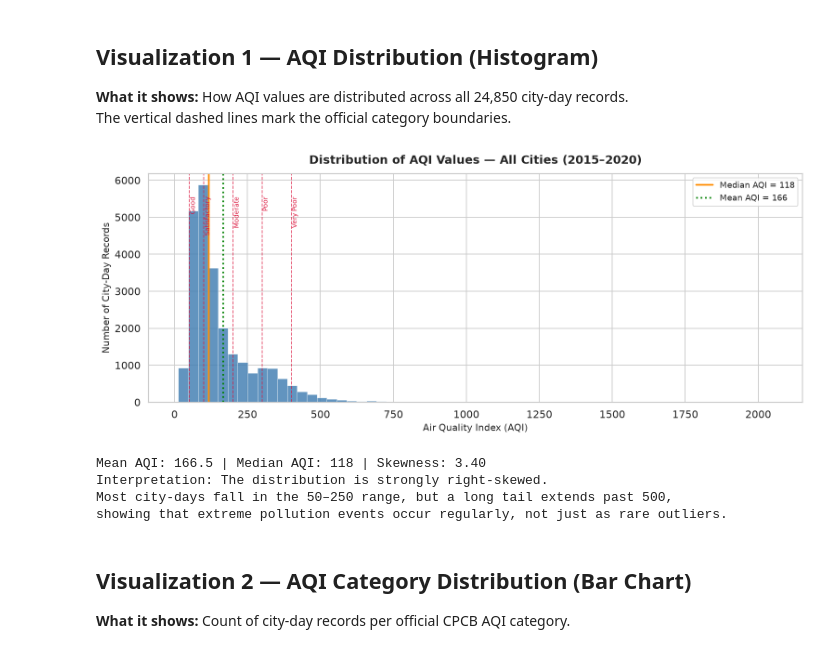
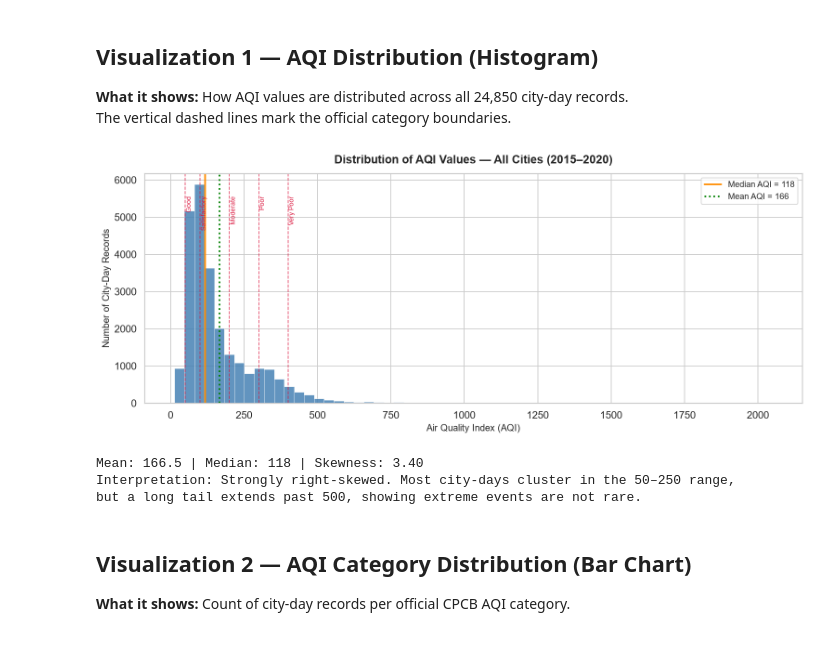
Before and after one commit to omkarrkr/DEV-AAT-SDG11-Air-Quality-Analysis, a Jupyter notebook: notebooks/SDG11_Air_Quality_Analysis.ipynb, the cells around one changed output. Saved outputs shown, nothing was run; the diff lists cells and outputs as text; code cells hidden in the pictures.

```diff
--- a/notebooks/SDG11_Air_Quality_Analysis.ipynb
+++ b/notebooks/SDG11_Air_Quality_Analysis.ipynb
@@ -129,0 +261,10 @@ display(df.tail())
+# %%
+xylene_count = df['Xylene'].isnull().sum()
+xylene_pct   = xylene_count / len(df) * 100
+
+print(f'Xylene missing values : {xylene_count:,} / {len(df):,} rows ({xylene_pct:.1f}%)')
+print('Decision: Drop — imputing 61.3% would manufacture data, not fill gaps.')
+
+df = df.drop(columns=['Xylene'])
+
+print(f'Columns after drop ({len(df.columns)}): {df.columns.tolist()}')
@@ -129,0 +334,10 @@ display(df.tail())
+# %%
+before_drop = len(df)
+
+df_cleaned = df.dropna(subset=['AQI', 'AQI_Bucket']).reset_index(drop=True)
+
+removed = before_drop - len(df_cleaned)
+
+print(f'Rows before AQI filter  : {before_drop:,}')
+print(f'Rows removed (no AQI)   : {removed:,}  ({removed/before_drop*100:.1f}%)')
+print(f'Rows retained           : {len(df_cleaned):,}')
@@ -442,43 +800,35 @@ The vertical dashed lines mark the official category boundaries.
 # %%
 fig, ax = plt.subplots(figsize=(12, 5))
 
-ax.hist(df['AQI'], bins=60, color='steelblue', edgecolor='white', linewidth=0.4, alpha=0.85)
+ax.hist(df_cleaned['AQI'], bins=60, color='steelblue', edgecolor='white', linewidth=0.4, alpha=0.85)
 
-# AQI category boundary lines
 boundaries = {50: 'Good', 100: 'Satisfactory', 200: 'Moderate', 300: 'Poor', 400: 'Very Poor'}
 for xval, label in boundaries.items():
     ax.axvline(xval, color='crimson', linestyle='--', linewidth=1.0, alpha=0.75)
     ax.text(xval + 2, ax.get_ylim()[1] * 0.90, label,
             fontsize=7.5, color='crimson', rotation=90, va='top')
 
-# Median line
-median_aqi = df['AQI'].median()
-ax.axvline(median_aqi, color='darkorange', linestyle='-', linewidth=2,
-           label=f'Median AQI = {median_aqi:.0f}')
-
-mean_aqi = df['AQI'].mean()
-ax.axvline(mean_aqi, color='green', linestyle=':', linewidth=2,
-           label=f'Mean AQI = {mean_aqi:.0f}')
+median_aqi = df_cleaned['AQI'].median()
+mean_aqi   = df_cleaned['AQI'].mean()
+ax.axvline(median_aqi, color='darkorange', linestyle='-',  linewidth=2, label=f'Median AQI = {median_aqi:.0f}')
+ax.axvline(mean_aqi,   color='green',      linestyle=':', linewidth=2, label=f'Mean AQI = {mean_aqi:.0f}')
 
 ax.set_title('Distribution of AQI Values — All Cities (2015–2020)', fontsize=14, fontweight='bold', pad=12)
 ax.set_xlabel('Air Quality Index (AQI)', fontsize=11)
 ax.set_ylabel('Number of City-Day Records', fontsize=11)
 ax.legend(fontsize=10)
-
 plt.tight_layout()
 plt.savefig(os.path.join(GRAPH_DIR, 'aqi_distribution.png'))
 plt.show()
 
-print(f"Mean AQI: {mean_aqi:.1f} | Median AQI: {median_aqi:.0f} | Skewness: {df['AQI'].skew():.2f}")
-print("Interpretation: The distribution is strongly right-skewed.")
-print("Most city-days fall in the 50–250 range, but a long tail extends past 500,")
-print("showing that extreme pollution events occur regularly, not just as rare outliers.")
+print(f'Mean: {mean_aqi:.1f} | Median: {median_aqi:.0f} | Skewness: {df_cleaned["AQI"].skew():.2f}')
+print('Interpretation: Strongly right-skewed. Most city-days cluster in the 50–250 range,')
+print('but a long tail extends past 500, showing extreme events are not rare.')
 # %% [output]
-[figure, old version]
+[figure, new version]
-Mean AQI: 166.5 | Median AQI: 118 | Skewness: 3.40
-Interpretation: The distribution is strongly right-skewed.
-Most city-days fall in the 50–250 range, but a long tail extends past 500,
-showing that extreme pollution events occur regularly, not just as rare outliers.
+Mean: 166.5 | Median: 118 | Skewness: 3.40
+Interpretation: Strongly right-skewed. Most city-days cluster in the 50–250 range,
+but a long tail extends past 500, showing extreme events are not rare.
 # %% [markdown]
 ## Visualization 2 — AQI Category Distribution (Bar Chart)
 
```
Also changed, not shown: parts of 60 cells of this notebook, 13 other files.
